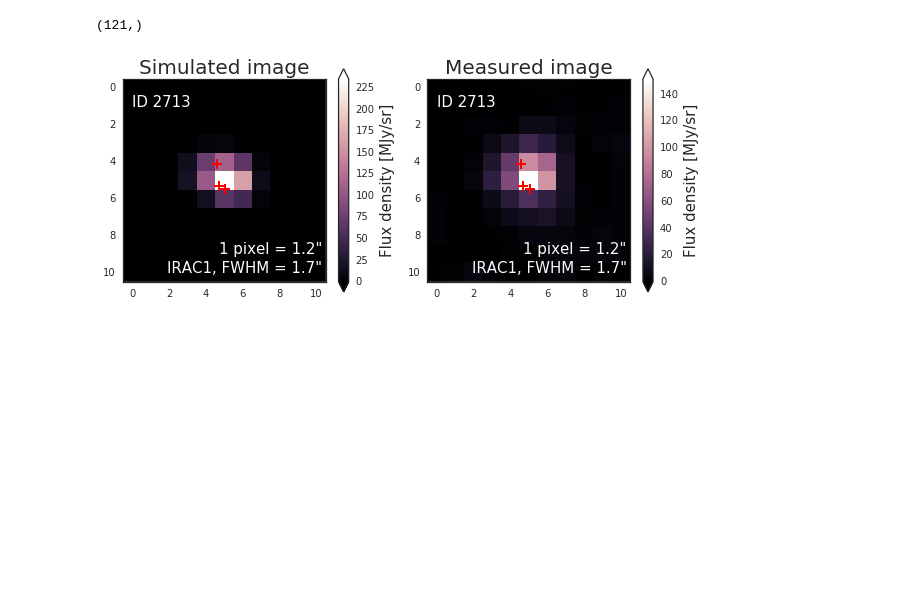
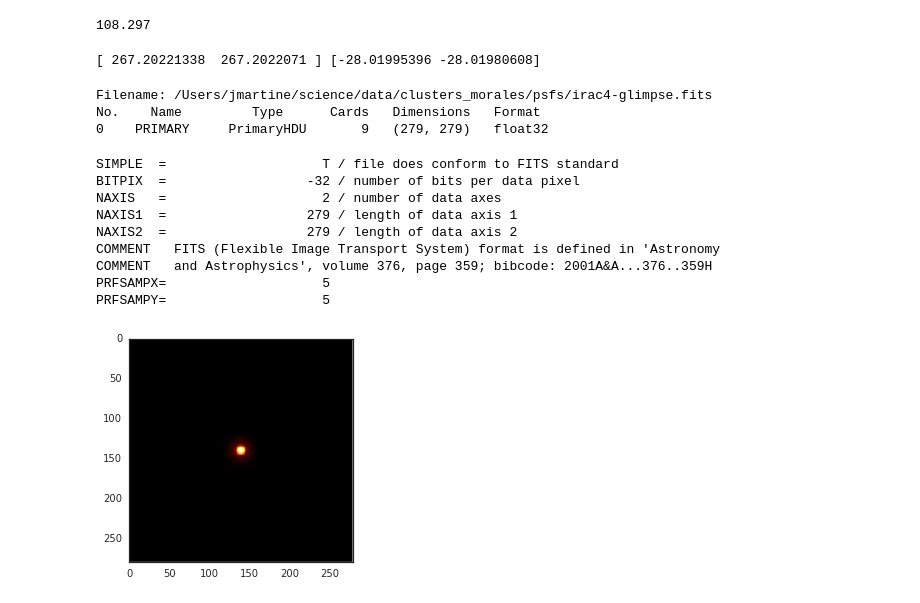
Before and after one commit to juramaga/clustering, a Jupyter notebook: MCMC_gaussians.ipynb, the cells around one changed output. Cells and saved outputs as stored; diff of their text form; code cells hidden in the pictures; blank space fills up the shorter version.

Commit message:
Updating MCMC fitter for Spitzer-UKIDSS images

```diff
--- a/MCMC_gaussians.ipynb
+++ b/MCMC_gaussians.ipynb
@@ -193,6 +16,0 @@ def plot_counts(counts):
-# %%
-posterior_pymc = np.mean(lambdas.trace(), axis=0)
-plot_counts(posterior_pymc)
-# %% [output]
-(121,)
-[figure, removed]
@@ -204,0 +17,58 @@ plot_counts(posterior_pymc)
+# %%
+# First load the data
+
+cmap = 'afmhot'
+
+hdulist1 = fits.open('/Users/jmartine/science/data/clusters_morales/images/00360-K.fits')
+hdulist2 = fits.open('/Users/jmartine/science/data/clusters_morales/images/00360-I4.fits')
+
+#bkg = 6.0
+
+im_K = hdulist1[0].data
+im_I1 = np.array(hdulist2[0].data[4:15,3:14])
+im_I1 = im_I1[::-1,:]
+
+print np.min(im_I1)
+
+im_I1[im_I1 < 0.0] = 0.0
+# %% [output]
+108.297
+# %%
+# Read data of observed clusters (from Esteban Morales)
+hdulist = fits.open('/Users/jmartine/science/data/clusters_morales/r08-objects.fits')
+tbdata = hdulist[1].data
+
+hdulist = fits.open('/Users/jmartine/science/data/clusters_morales/ukidss-sources.fits')
+tbdata1 = hdulist[1].data
+
+id = 360  # ID of the source
+ind_id1 = where(tbdata1['r08_id'] == id)
+
+print tbdata1['ra'][ind_id1],tbdata1['dec'][ind_id1]
+
+#print tbdata['recno']
+# %% [output]
+[ 267.20221338  267.2022071 ] [-28.01995396 -28.01980608]
+# %%
+# PSFs
+
+psf_I1 = fits.open('/Users/jmartine/science/data/clusters_morales/psfs/irac4-glimpse.fits')
+psf_I1_data = psf_I1[0].data
+plt.imshow(psf_I1_data, interpolation='None',cmap=cmap)
+
+psf_I1.info()
+psf_I1[0].header
+# %% [output]
+Filename: /Users/jmartine/science/data/clusters_morales/psfs/irac4-glimpse.fits
+No.    Name         Type      Cards   Dimensions   Format
+0    PRIMARY     PrimaryHDU       9   (279, 279)   float32
+SIMPLE  =                    T / file does conform to FITS standard
+BITPIX  =                  -32 / number of bits per data pixel
+NAXIS   =                    2 / number of data axes
+NAXIS1  =                  279 / length of data axis 1
+NAXIS2  =                  279 / length of data axis 2
+COMMENT   FITS (Flexible Image Transport System) format is defined in 'Astronomy
+COMMENT   and Astrophysics', volume 376, page 359; bibcode: 2001A&A...376..359H
+PRFSAMPX=                    5
+PRFSAMPY=                    5
+[figure, added]
```
Also changed, not shown: parts of 37 cells of this notebook.
